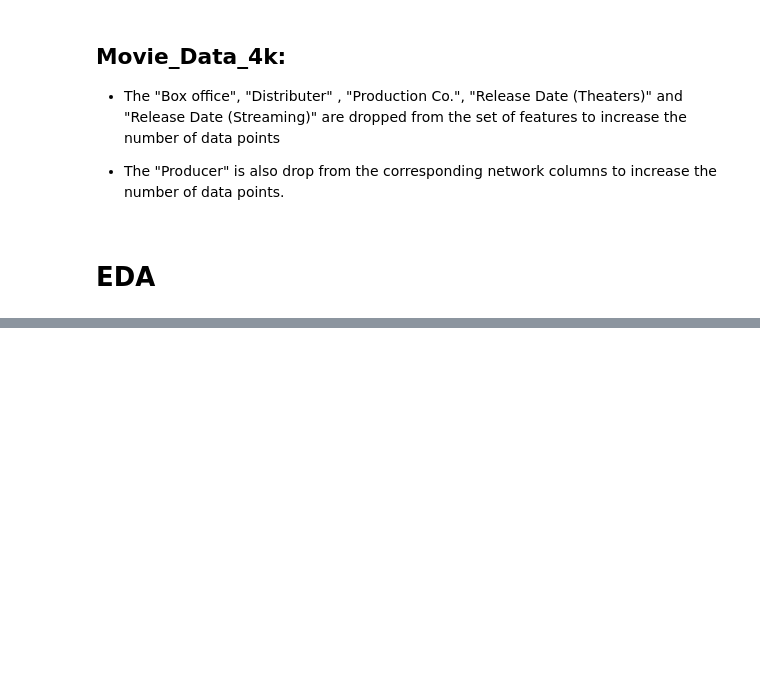
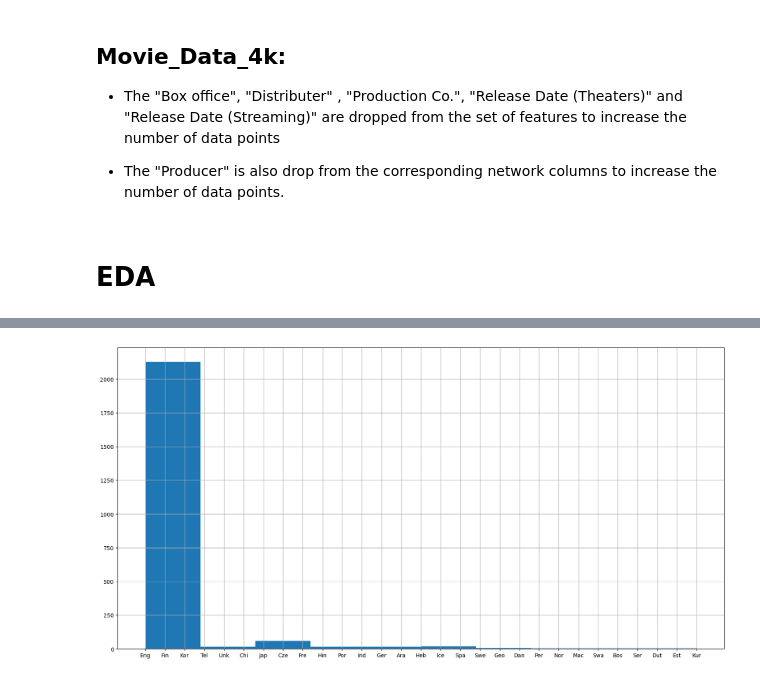
Before and after one commit to Sorooshi/Rotten_Tomatoes_DatabaSet, a Jupyter notebook: notebooks/a02_extract_feature_and_network_data.ipynb, the cells around one changed output, grey strips where cells are left out. Saved outputs shown, nothing was run; the diff lists cells and outputs as text; code cells hidden in the pictures; blank space fills up the shorter version.

```diff
--- a/notebooks/a02_extract_feature_and_network_data.ipynb
+++ b/notebooks/a02_extract_feature_and_network_data.ipynb
@@ -195,0 +257,7 @@ TypeError: 'method' object is not subscriptable
+# %%
+
+plt.figure(figsize=(20, 10))
+movies_data_s["Original Language"].hist()
+plt.show()
+# %% [output]
+[figure, added]
```
Also changed, not shown: parts of 23 cells of this notebook, 2 other files.
